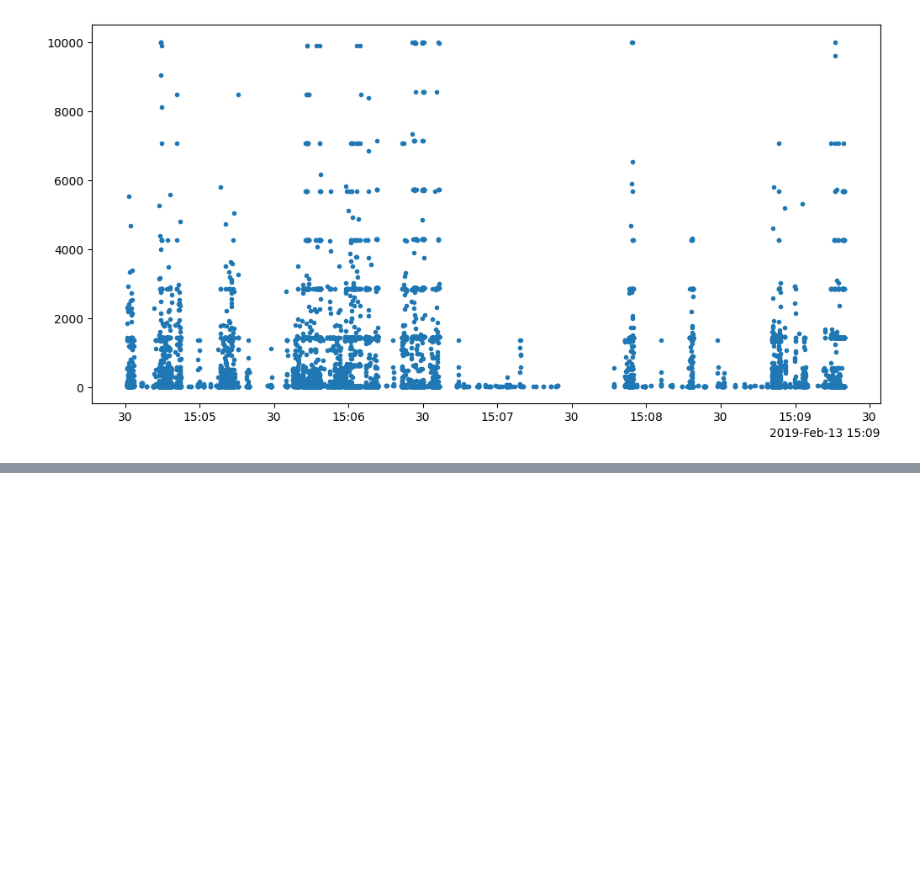
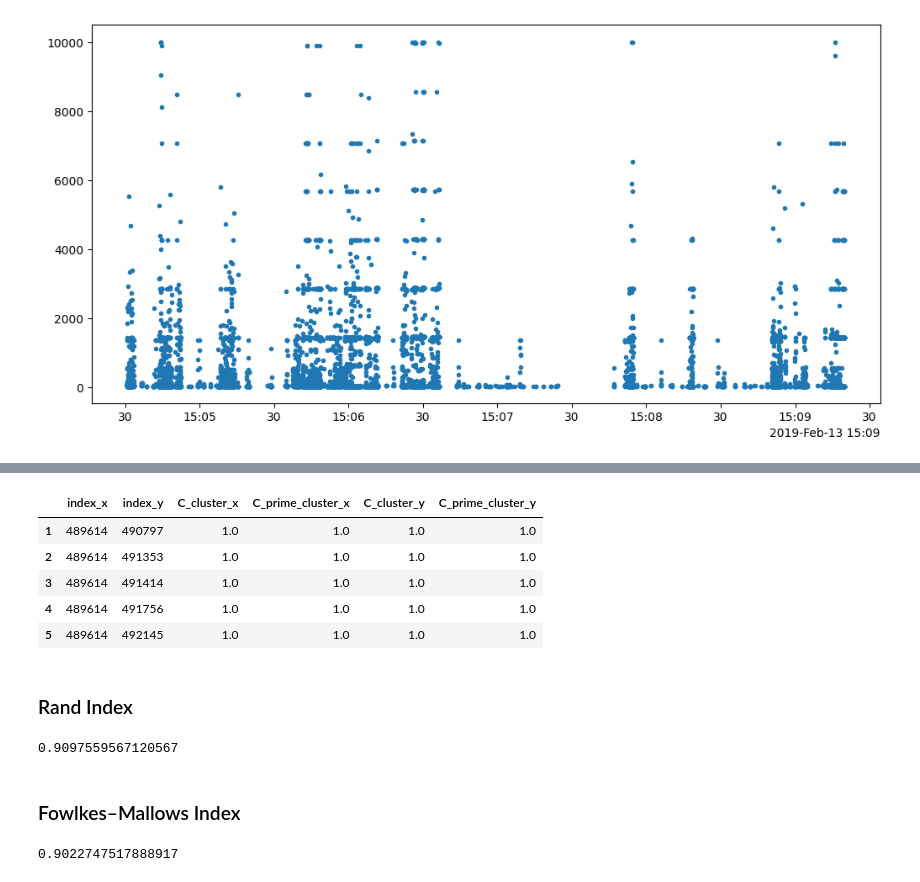
Before and after one commit to Vaggelis-Malandrakis/streaming_sampling, a Jupyter notebook: sampling_notebooks/Jenks natural breaks optimization.ipynb, the cells around one changed output, grey strips where cells are left out. Drawn from its saved outputs; the diff is of its cells as text; code cells hidden in the pictures; blank space fills up the shorter version.

```diff
--- a/sampling_notebooks/Jenks natural breaks optimization.ipynb
+++ b/sampling_notebooks/Jenks natural breaks optimization.ipynb
@@ -246,0 +262,17 @@ outer_merged
+# %%
+sampled_with_sliced_df['key1'] = 0
+sampled_with_sliced_df['key2'] = 0
+sampled_with_sliced_df['index'] = sampled_with_sliced_df.index
+# %%
+cross_joined_df = sampled_with_sliced_df.merge(sampled_with_sliced_df, left_on='key1', right_on='key2', how='outer')
+cross_joined_df = cross_joined_df[['index_x', 'index_y', 'C_cluster_x', 'C_prime_cluster_x', 'C_cluster_y', 'C_prime_cluster_y']]
+cross_joined_df = cross_joined_df[cross_joined_df['index_x'] != cross_joined_df['index_y']]
+# %%
+cross_joined_df.head()
+# %% [output]
+|  | index_x | index_y | C_cluster_x | C_prime_cluster_x | C_cluster_y | C_prime_cluster_y |
+| 1 | 489614 | 490797 | 1.0 | 1.0 | 1.0 | 1.0 |
+| 2 | 489614 | 491353 | 1.0 | 1.0 | 1.0 | 1.0 |
+| 3 | 489614 | 491414 | 1.0 | 1.0 | 1.0 | 1.0 |
+| 4 | 489614 | 491756 | 1.0 | 1.0 | 1.0 | 1.0 |
+| 5 | 489614 | 492145 | 1.0 | 1.0 | 1.0 | 1.0 |
@@ -246,0 +293,14 @@ outer_merged
+# %% [markdown]
+### Rand Index
+# %%
+rand_index = (2 * (n11 + n00)) / (n * (n - 1))
+rand_index
+# %% [output]
+0.9097559567120567
+# %% [markdown]
+### Fowlkes–Mallows Index
+# %%
+fm_index = n11 / np.sqrt((n11+n10)*(n11+n01))
+fm_index
+# %% [output]
+0.9022747517888917
```
Also changed, not shown: parts of 56 cells of this notebook.
